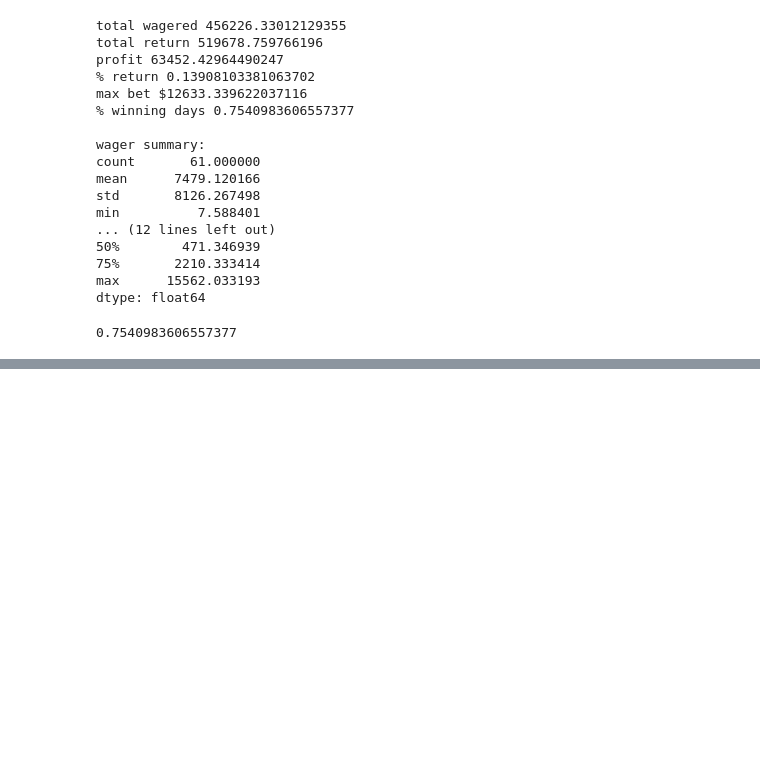
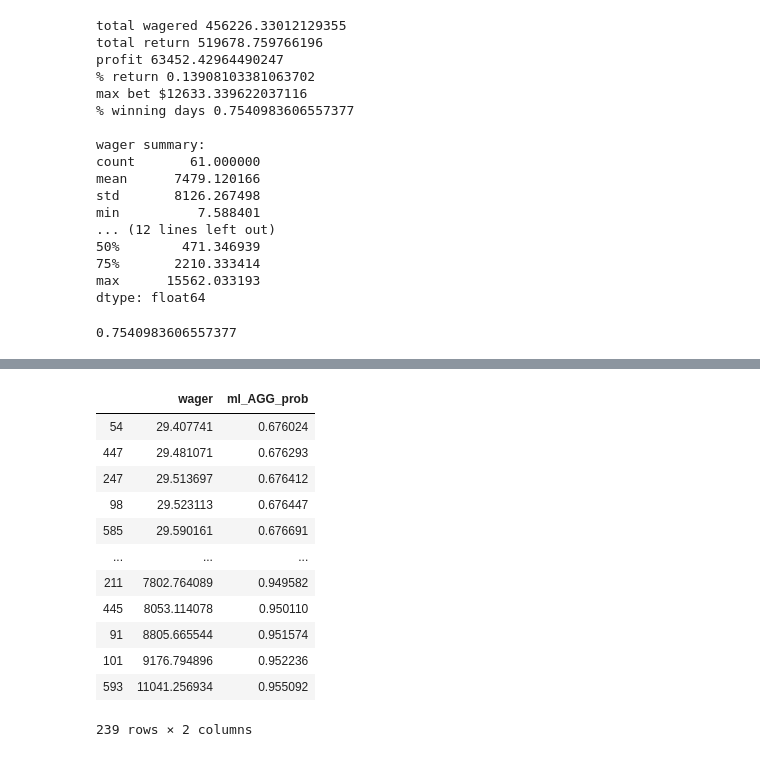
Before and after one commit to aptperson/QuantWagering, a Jupyter notebook: NBA/NBA initial explore.ipynb, the cells around one changed output, grey strips where cells are left out. Cells and saved outputs as stored; diff of their text form; code cells hidden in the pictures; blank space fills up the shorter version.

```diff
--- a/NBA/NBA initial explore.ipynb
+++ b/NBA/NBA initial explore.ipynb
@@ -887,0 +978,27 @@ betsPlaced['PnL'] = betsPlaced['return'] - betsPlaced['wager']
+# %%
+betsPlaced = nbaResultsOdds.loc[nbaResultsOdds.ml_AGG_prob > 0.675, cols]
+exp = 3
+
+betsPlaced['wager'] = 1/((1 - betsPlaced.ml_AGG_prob) ** exp)
+betsPlaced['return'] = betsPlaced['wager'] * betsPlaced.ml_AGG_dec * betsPlaced.WinLoss
+
+
+total_wagered = betsPlaced['wager'].sum()
+total_return = betsPlaced['return'].sum()
+precent_return = (total_return -  total_wagered) / total_wagered
+
+betsPlaced['PnL'] = betsPlaced['return'] - betsPlaced['wager']
+
+print('total wagered {}'.format(total_wagered))
+print('total return {}'.format(total_return))
+print('profit {}'.format(total_return - total_wagered))
+print('% return {}'.format(precent_return))
+print('max bet ${}'.format(betsPlaced['wager'].max()))
+print('% winning days {}'.format((betsPlaced.groupby('key')['PnL'].sum() > 0).mean()))
+
+
+print('\nwager summary:')
+print(betsPlaced.groupby('key')['wager'].sum().describe())
+
+print('\ndaily return summary:')
+print((betsPlaced.groupby('key')['return'].sum() - betsPlaced.groupby('key')['wager'].sum()).describe())
@@ -887,0 +1023,16 @@ betsPlaced['PnL'] = betsPlaced['return'] - betsPlaced['wager']
+# %%
+betsPlaced[['wager', 'ml_AGG_prob']].sort_values("wager")
+# %% [output]
+|  | wager | ml_AGG_prob |
+| 54 | 29.407741 | 0.676024 |
+| 447 | 29.481071 | 0.676293 |
+| 247 | 29.513697 | 0.676412 |
+| 98 | 29.523113 | 0.676447 |
+| 585 | 29.590161 | 0.676691 |
+| ... | ... | ... |
+| 211 | 7802.764089 | 0.949582 |
+| 445 | 8053.114078 | 0.950110 |
+| 91 | 8805.665544 | 0.951574 |
+| 101 | 9176.794896 | 0.952236 |
+| 593 | 11041.256934 | 0.955092 |
+239 rows × 2 columns
```
Also changed, not shown: parts of 3 cells of this notebook, 3 other files.
